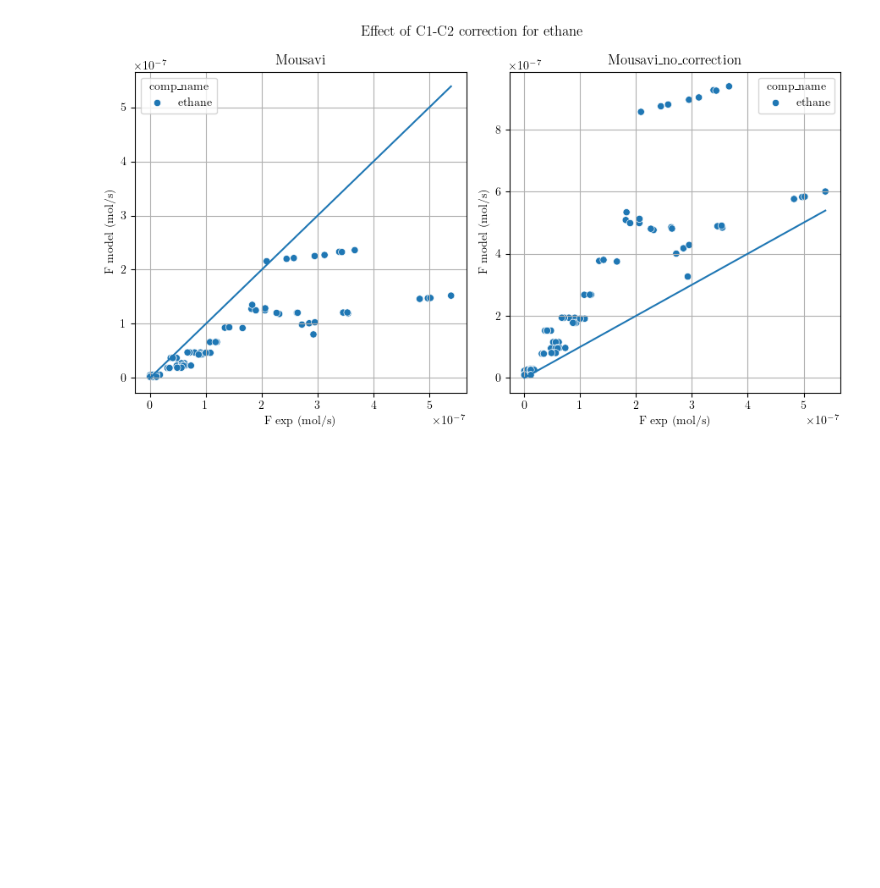
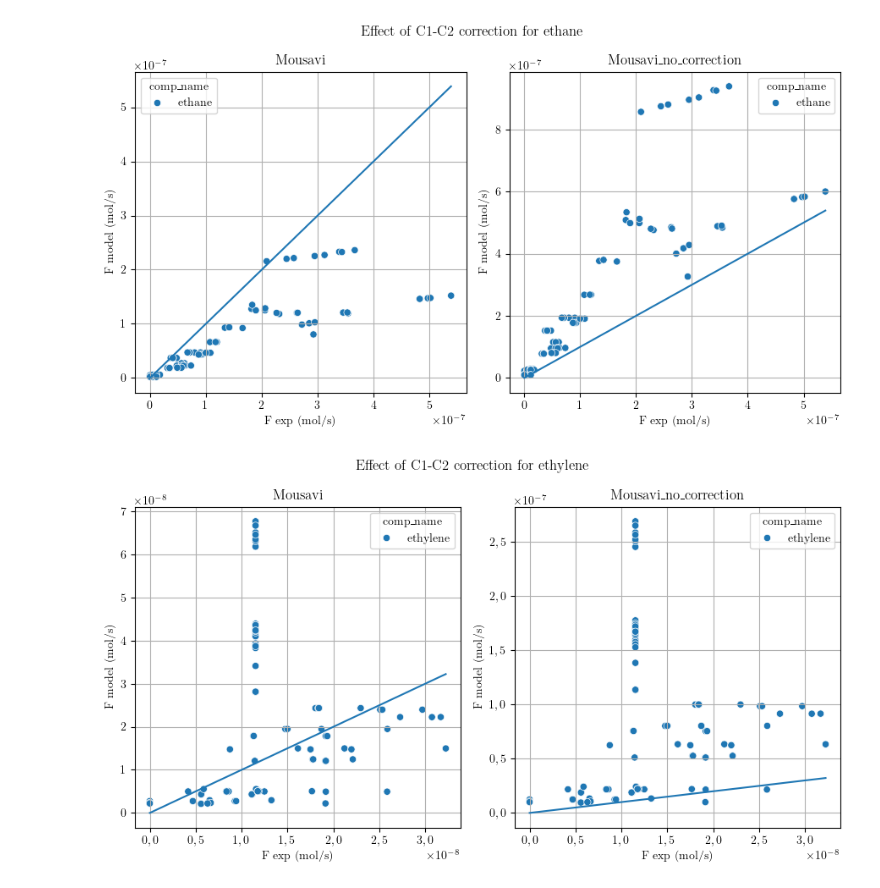
Before and after one commit to rafaelbeloduarte/SAF_kinetics_paper_code_with_WGS, a Jupyter notebook: parity_simple_effect_of_C1_C2_correction.ipynb, the cells around one changed output. Drawn from its saved outputs; the diff is of its cells as text; code cells hidden in the pictures; blank space fills up the shorter version.

Commit message:
add ethylene plot

```diff
--- a/parity_simple_effect_of_C1_C2_correction.ipynb
+++ b/parity_simple_effect_of_C1_C2_correction.ipynb
@@ -294,3 +294,29 @@ fig_name = f'parity_effect_of_correction_{component}.pdf'
 plt.savefig(fig_name, bbox_inches = 'tight')
 # %% [output]
 [figure]
+# %%
+fig, axs = plt.subplots(1, 2, figsize = (9, 5))
+flat_axs = axs.flatten()
+
+component = 'ethylene'
+
+for i, model in enumerate(model_names):
+    max_xy = data_for_simulation.loc[data_for_simulation['comp_name'] == component, 'Fout_exp'].max()
+    sns.scatterplot(data = data_for_simulation.loc[data_for_simulation['comp_name'] == component],
+                    x = 'Fout_exp', y = f'Fout_{model}', # F is in mol/s
+                    ax=flat_axs[i],
+                    hue = 'comp_name', style = 'comp_name',
+                   )
+    flat_axs[i].set_title(model)
+    flat_axs[i].set_ylabel(r'F model (mol/s)')
+    flat_axs[i].set_xlabel(r'F exp (mol/s)')
+    flat_axs[i].ticklabel_format(style='sci', axis='both', scilimits=(0, 0))
+    flat_axs[i].plot((0, max_xy), (0, max_xy))
+    flat_axs[i].grid('both')
+
+fig.suptitle(f'Effect of C1-C2 correction for {component}')
+plt.tight_layout()
+fig_name = f'parity_effect_of_correction_{component}.pdf'
+plt.savefig(fig_name, bbox_inches = 'tight')
+# %% [output]
+[figure, added]
```
